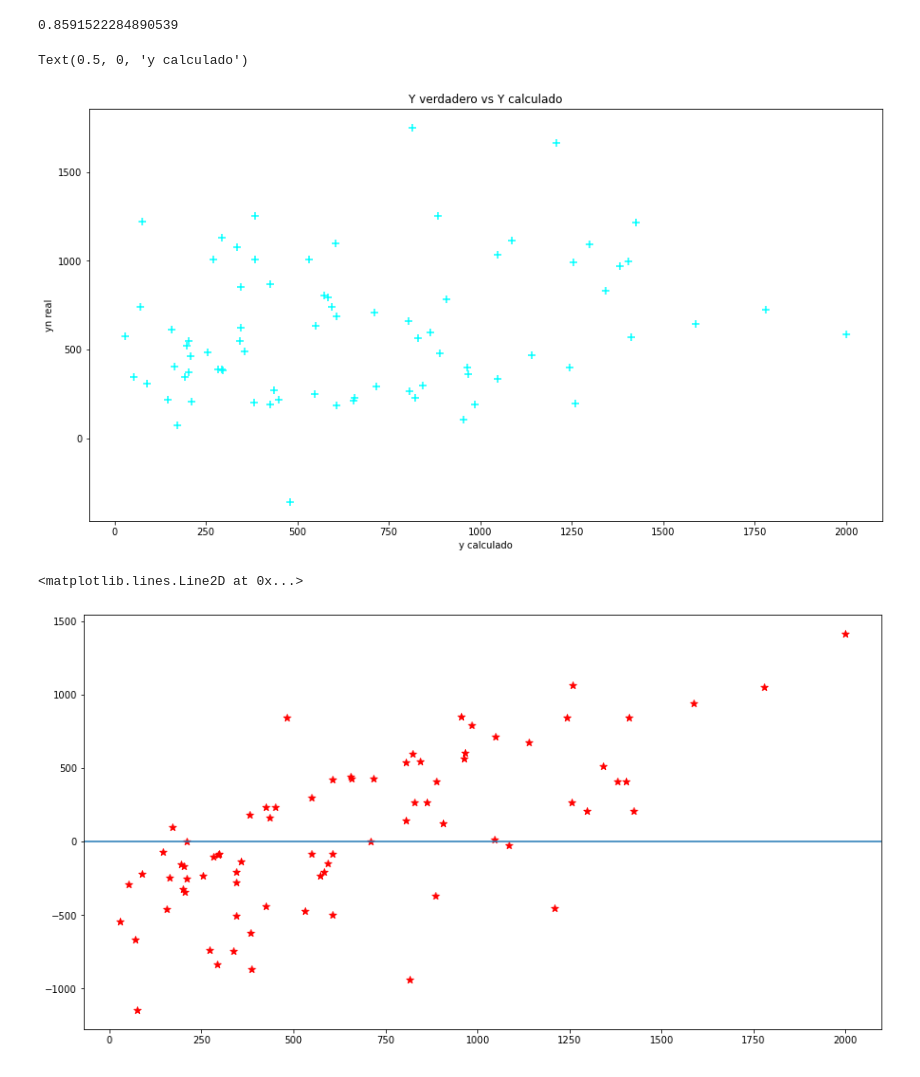
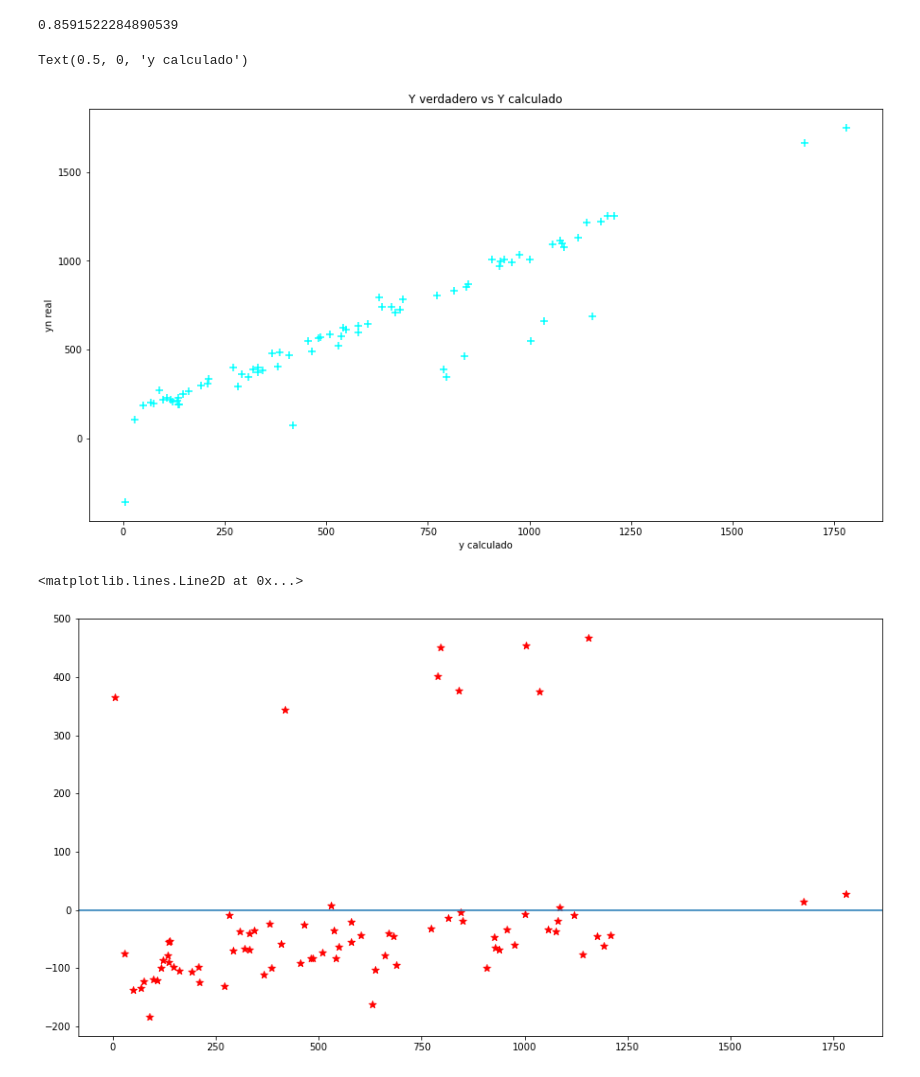
Before and after one commit to lorelilm/Curso_Data_Translator, a Jupyter notebook: Regresion_lineal/Actividad_RegresionLineal.ipynb, the cells around one changed output. Cells and saved outputs as stored; diff of their text form; code cells hidden in the pictures.

```diff
--- a/Regresion_lineal/Actividad_RegresionLineal.ipynb
+++ b/Regresion_lineal/Actividad_RegresionLineal.ipynb
@@ -397,17 +397,17 @@ r2_score(y_test, ypred)
 0.8591522284890539
 # %%
 fig, ax= plt.subplots(figsize=(15,8))
-ax.scatter(y_test2, ypred, color="cyan", marker="+", s=80)
+ax.scatter(y_test, ypred, color="cyan", marker="+", s=80)
 ax.set_title("Y verdadero vs Y calculado")
 ax.set_ylabel("yn real")
 ax.set_xlabel("y calculado")
 # %% [output]
 Text(0.5, 0, 'y calculado')
-[figure, old version]
+[figure, new version]
 # %%
 fig, ax=plt.subplots(figsize=(15,8))
-ax.scatter(y_test2, (y_test2-ypred), color="red", marker="*", s=60)
+ax.scatter(y_test, (y_test-ypred), color="red", marker="*", s=60)
 ax.axhline(y=0)
 # %% [output]
 <matplotlib.lines.Line2D at 0x...>
-[figure, old version]
+[figure, new version]
```
Also changed, not shown: 19 other files.
